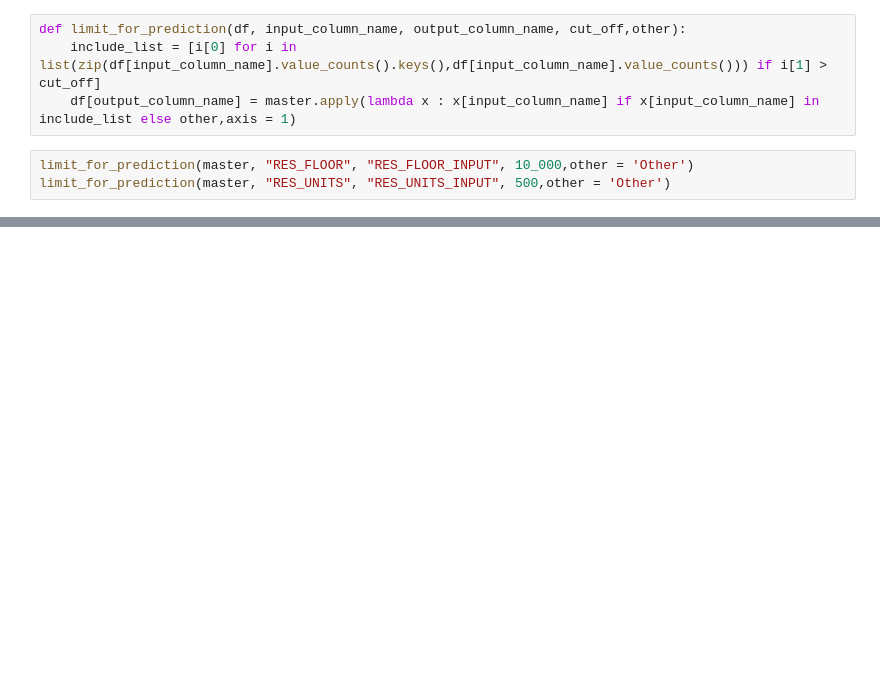
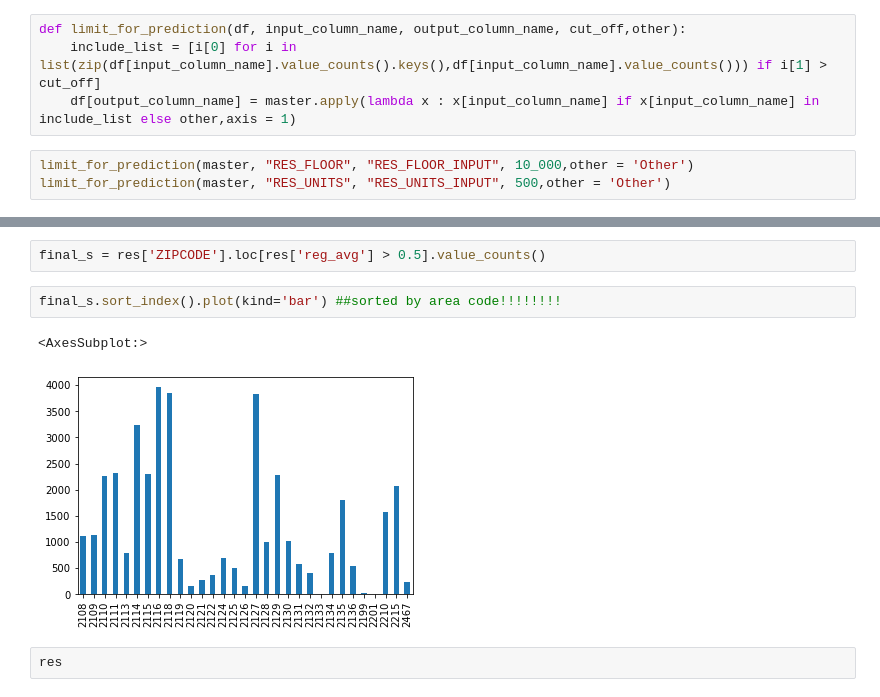
Before and after one commit to BU-Spark/ds-councilor-louijeune-small-landlord, a Jupyter notebook: Prediction Models.ipynb, the cells around one changed output, grey strips where cells are left out. Cells and saved outputs as stored; diff of their text form; blank space fills up the shorter version.

```diff
--- a/Prediction Models.ipynb
+++ b/Prediction Models.ipynb
@@ -138,0 +276,9 @@ ValueError: could not convert string to float: 'Other_type'
+# %%
+final_s = res['ZIPCODE'].loc[res['reg_avg'] > 0.5].value_counts()
+# %%
+final_s.sort_index().plot(kind='bar') ##sorted by area code!!!!!!!!
+# %% [output]
+<AxesSubplot:>
+[figure, added]
+# %%
+res
```
Also changed, not shown: parts of 25 cells of this notebook, 4 other files.
